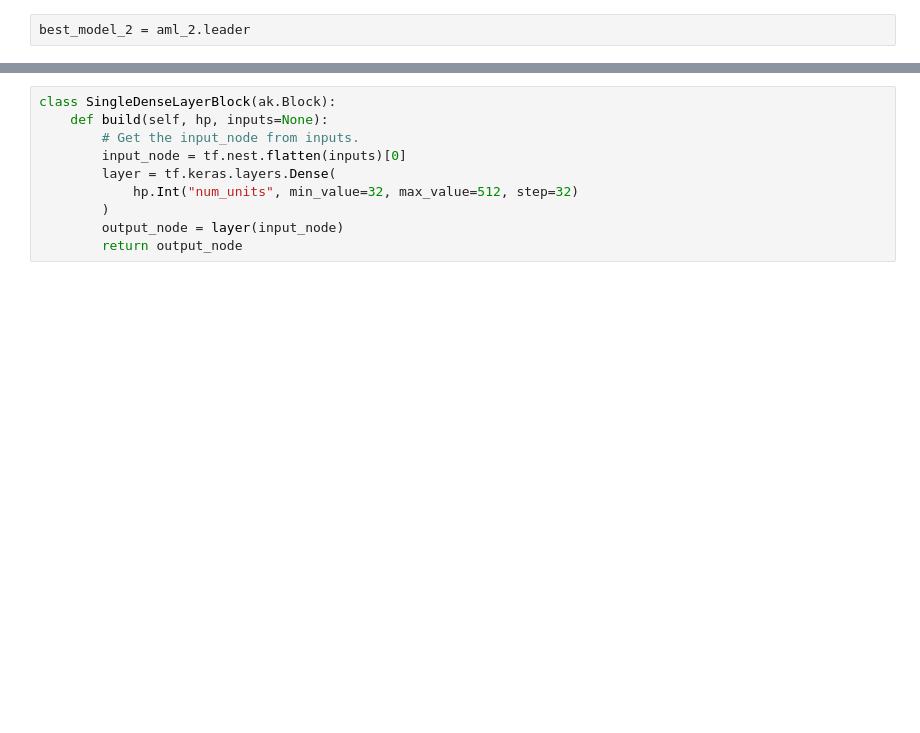
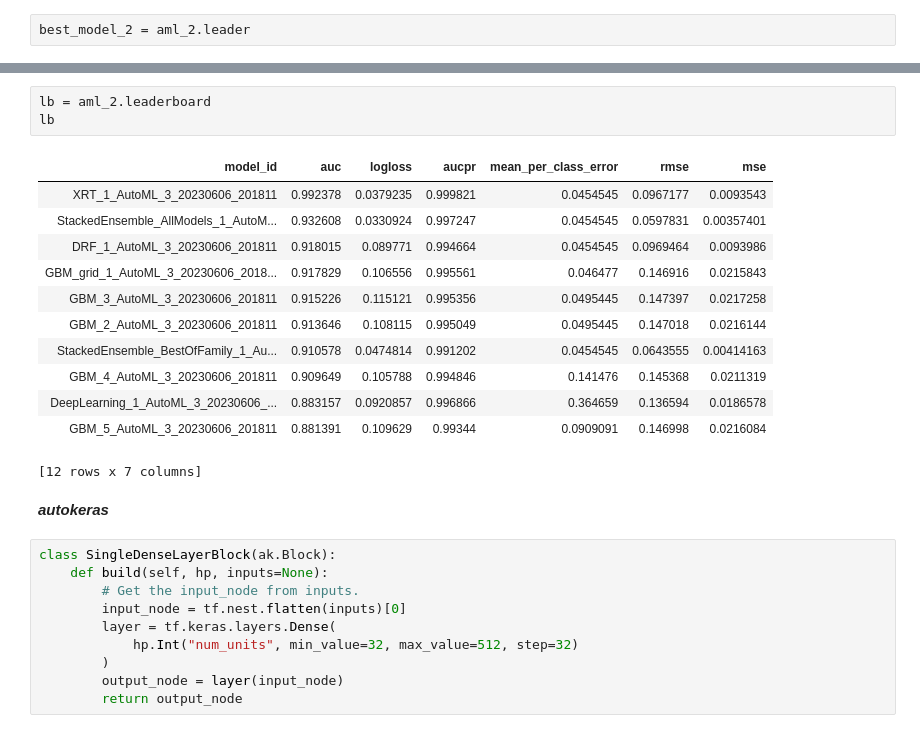
Before and after one commit to Untick/InspectrumClinic_HR, a Jupyter notebook: Kiparenko Nikolai/INSPECTRUM_CLINIC_HR_RECSYS_GR1_06.06.2023.ipynb, the cells around one changed output, grey strips where cells are left out. Saved outputs shown, nothing was run; the diff lists cells and outputs as text; blank space fills up the shorter version.

```diff
--- a/Kiparenko Nikolai/INSPECTRUM_CLINIC_HR_RECSYS_GR1_06.06.2023.ipynb
+++ b/Kiparenko Nikolai/INSPECTRUM_CLINIC_HR_RECSYS_GR1_06.06.2023.ipynb
@@ -536,4 +920,22 @@ lb
 [12 rows x 7 columns]
+# %%
+lb = aml_2.leaderboard
+lb
+# %% [output]
+| model_id | auc | logloss | aucpr | mean_per_class_error | rmse | mse |
+| XRT_1_AutoML_3_20230606_201811 | 0.992378 | 0.0379235 | 0.999821 | 0.0454545 | 0.0967177 | 0.0093543 |
+| StackedEnsemble_AllModels_1_AutoM... | 0.932608 | 0.0330924 | 0.997247 | 0.0454545 | 0.0597831 | 0.00357401 |
+| DRF_1_AutoML_3_20230606_201811 | 0.918015 | 0.089771 | 0.994664 | 0.0454545 | 0.0969464 | 0.0093986 |
+| GBM_grid_1_AutoML_3_20230606_2018... | 0.917829 | 0.106556 | 0.995561 | 0.046477 | 0.146916 | 0.0215843 |
+| GBM_3_AutoML_3_20230606_201811 | 0.915226 | 0.115121 | 0.995356 | 0.0495445 | 0.147397 | 0.0217258 |
+| GBM_2_AutoML_3_20230606_201811 | 0.913646 | 0.108115 | 0.995049 | 0.0495445 | 0.147018 | 0.0216144 |
+| StackedEnsemble_BestOfFamily_1_Au... | 0.910578 | 0.0474814 | 0.991202 | 0.0454545 | 0.0643555 | 0.00414163 |
+| GBM_4_AutoML_3_20230606_201811 | 0.909649 | 0.105788 | 0.994846 | 0.141476 | 0.145368 | 0.0211319 |
+| DeepLearning_1_AutoML_3_20230606_... | 0.883157 | 0.0920857 | 0.996866 | 0.364659 | 0.136594 | 0.0186578 |
+| GBM_5_AutoML_3_20230606_201811 | 0.881391 | 0.109629 | 0.99344 | 0.0909091 | 0.146998 | 0.0216084 |
+[12 rows x 7 columns]
+# %% [markdown]
+***autokeras***
 # %%
 class SingleDenseLayerBlock(ak.Block):
     def build(self, hp, inputs=None):
```
Also changed, not shown: parts of 15 cells of this notebook.
